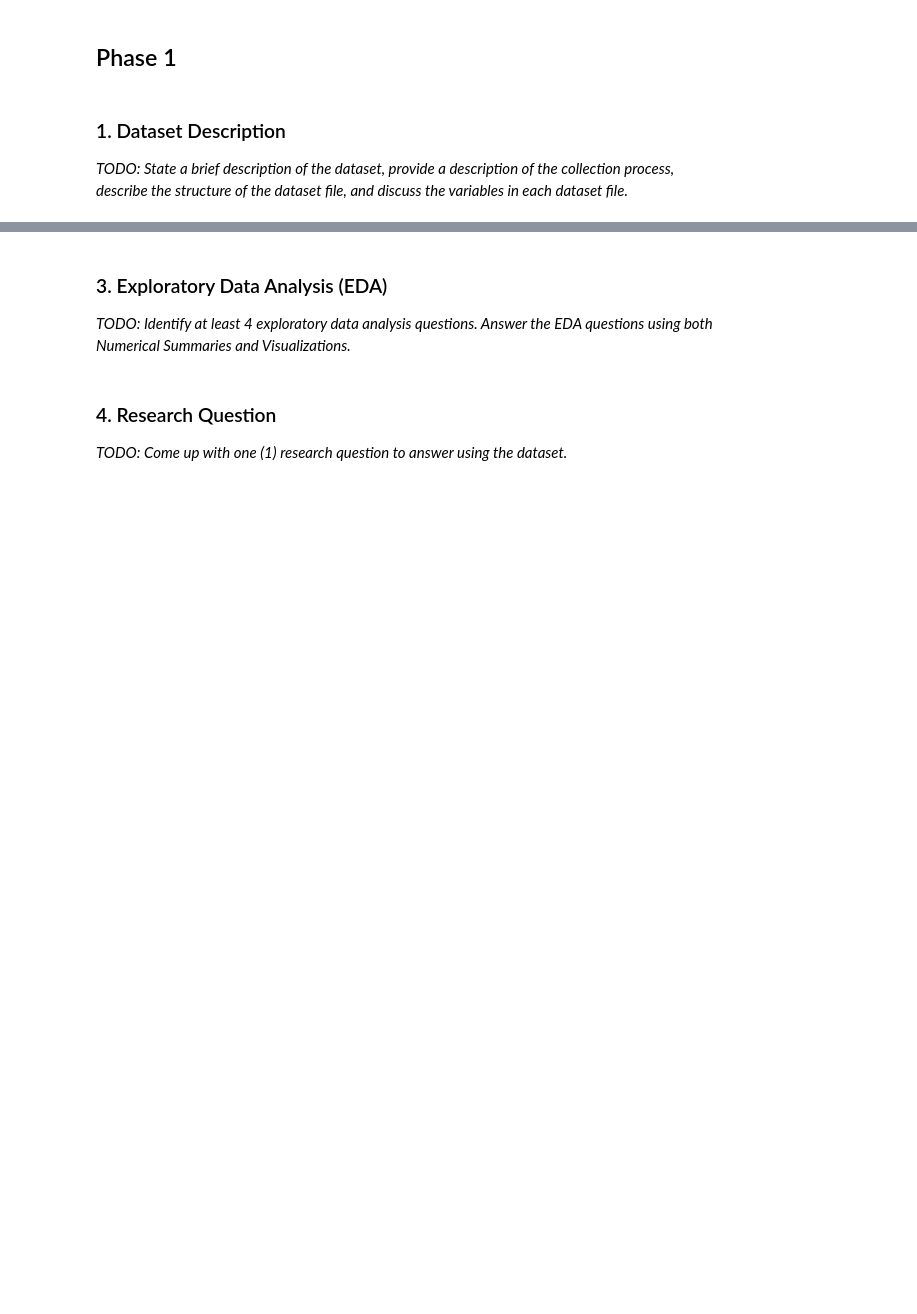
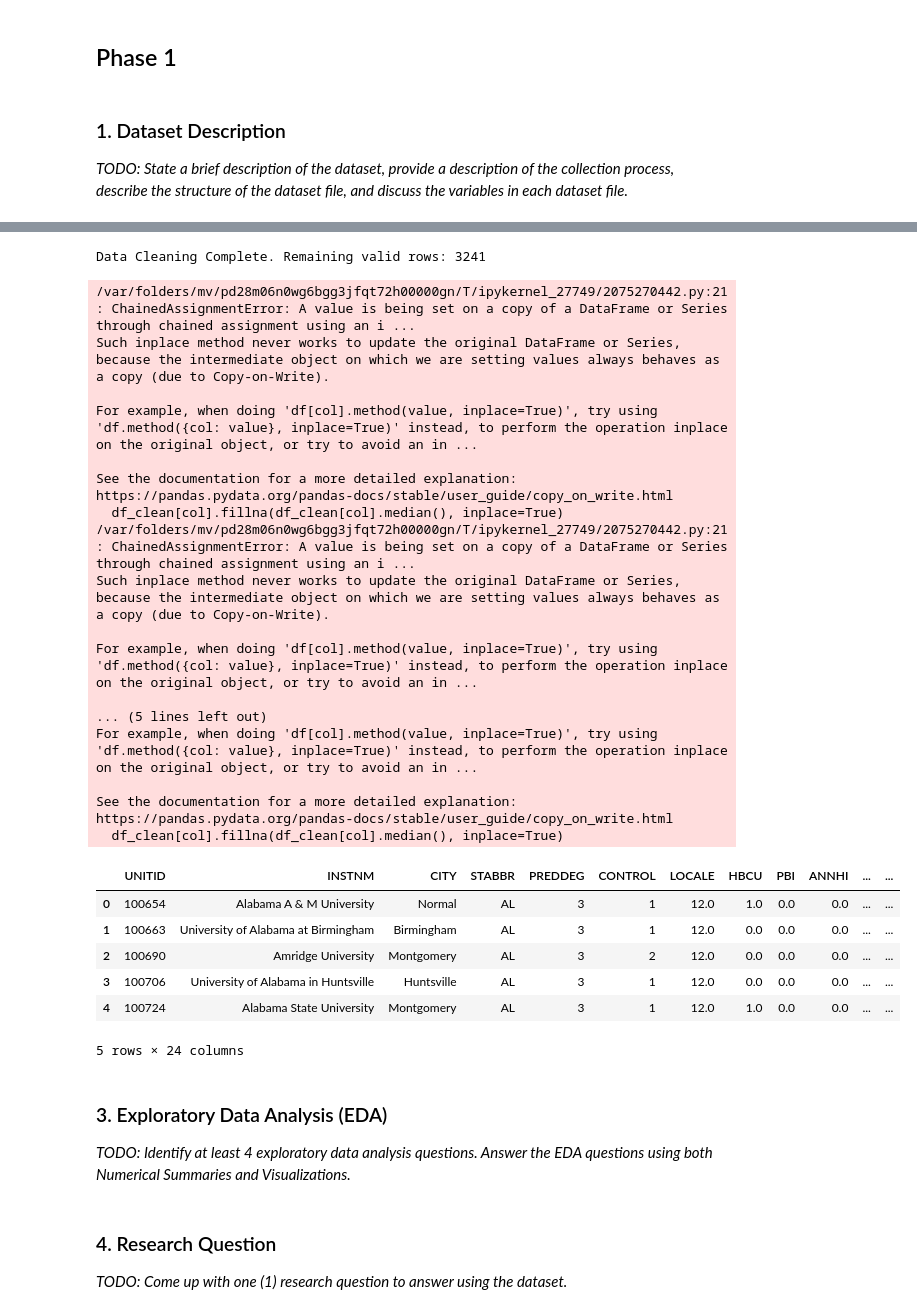
Before and after one commit to sakudiff/Data-102-MC01, a Jupyter notebook: DATA102_Project_Group1.ipynb, the cells around one changed output, grey strips where cells are left out. Saved outputs shown, nothing was run; the diff lists cells and outputs as text; code cells hidden in the pictures; blank space fills up the shorter version.

```diff
--- a/DATA102_Project_Group1.ipynb
+++ b/DATA102_Project_Group1.ipynb
@@ -30,3 +32,64 @@ def clean_data(df):
+# %%
+import pandas as pd
+import numpy as np
+
+# Load the dataset
+df = pd.read_csv('data/final_datasets/College_Scorecard_Subset.csv', low_memory=False)
+
+def clean_data(data):
+    df_clean = data.copy()
+
+    # 1 & 2. Safely convert to float, automatically turning 'PrivacySuppressed', 'PS', or any string into NaN
+    numeric_cols = ['MD_EARN_WNE_P10', 'TUITIONFEE_IN', 'TUITIONFEE_OUT', 'SAT_AVG', 'GRAD_DEBT_MDN', 'ADM_RATE']
+    for col in numeric_cols:
+        df_clean[col] = pd.to_numeric(df_clean[col], errors='coerce')
+
+    # 3. Drop rows missing target or primary predictor
+    df_clean.dropna(subset=['MD_EARN_WNE_P10', 'TUITIONFEE_IN'], inplace=True)
+
+    # 4. Impute remaining NaNs with Median (e.g., SAT_AVG)
+    for col in numeric_cols:
+        if df_clean[col].isnull().sum() > 0:
+            df_clean[col].fillna(df_clean[col].median(), inplace=True)
+
+    # 5. Outlier Detection (IQR Method) - Statistician's Addition
+    Q1 = df_clean['MD_EARN_WNE_P10'].quantile(0.25)
+    Q3 = df_clean['MD_EARN_WNE_P10'].quantile(0.75)
+    IQR = Q3 - Q1
+    upper_bound = Q3 + 1.5 * IQR
+    df_clean = df_clean[df_clean['MD_EARN_WNE_P10'] <= upper_bound] # Remove extreme high earners that skew correlation
+
+    return df_clean
+
+df_cleaned = clean_data(df)
+print(f"Data Cleaning Complete. Remaining valid rows: {len(df_cleaned)}")
+df_cleaned.head()
+# %% [output]
+Data Cleaning Complete. Remaining valid rows: 3241
+/var/folders/mv/pd28m06n0wg6bgg3jfqt72h00000gn/T/ipykernel_27749/2075270442.py:21: ChainedAssignmentError: A value is being set on a copy of a DataFrame or Series through chained assignment using an i ...
+Such inplace method never works to update the original DataFrame or Series, because the intermediate object on which we are setting values always behaves as a copy (due to Copy-on-Write).
+
+For example, when doing 'df[col].method(value, inplace=True)', try using 'df.method({col: value}, inplace=True)' instead, to perform the operation inplace on the original object, or try to avoid an in ...
+
+See the documentation for a more detailed explanation: https://pandas.pydata.org/pandas-docs/stable/user_guide/copy_on_write.html
+  df_clean[col].fillna(df_clean[col].median(), inplace=True)
+/var/folders/mv/pd28m06n0wg6bgg3jfqt72h00000gn/T/ipykernel_27749/2075270442.py:21: ChainedAssignmentError: A value is being set on a copy of a DataFrame or Series through chained assignment using an i ...
+Such inplace method never works to update the original DataFrame or Series, because the intermediate object on which we are setting values always behaves as a copy (due to Copy-on-Write).
+
+For example, when doing 'df[col].method(value, inplace=True)', try using 'df.method({col: value}, inplace=True)' instead, to perform the operation inplace on the original object, or try to avoid an in ...
+
+... (5 lines left out)
+For example, when doing 'df[col].method(value, inplace=True)', try using 'df.method({col: value}, inplace=True)' instead, to perform the operation inplace on the original object, or try to avoid an in ...
+
+See the documentation for a more detailed explanation: https://pandas.pydata.org/pandas-docs/stable/user_guide/copy_on_write.html
+  df_clean[col].fillna(df_clean[col].median(), inplace=True)
+|  | UNITID | INSTNM | CITY | STABBR | PREDDEG | CONTROL | LOCALE | HBCU | PBI | ANNHI | ... | ... |
+| 0 | 100654 | Alabama A & M University | Normal | AL | 3 | 1 | 12.0 | 1.0 | 0.0 | 0.0 | ... | ... |
+| 1 | 100663 | University of Alabama at Birmingham | Birmingham | AL | 3 | 1 | 12.0 | 0.0 | 0.0 | 0.0 | ... | ... |
+| 2 | 100690 | Amridge University | Montgomery | AL | 3 | 2 | 12.0 | 0.0 | 0.0 | 0.0 | ... | ... |
+| 3 | 100706 | University of Alabama in Huntsville | Huntsville | AL | 3 | 1 | 12.0 | 0.0 | 0.0 | 0.0 | ... | ... |
+| 4 | 100724 | Alabama State University | Montgomery | AL | 3 | 1 | 12.0 | 1.0 | 0.0 | 0.0 | ... | ... |
+5 rows × 24 columns
 # %% [markdown]
 ### 3. Exploratory Data Analysis (EDA)
 *TODO: Identify at least 4 exploratory data analysis questions. Answer the EDA questions using both Numerical Summaries and Visualizations.*
```
Also changed, not shown: parts of 7 cells of this notebook.
